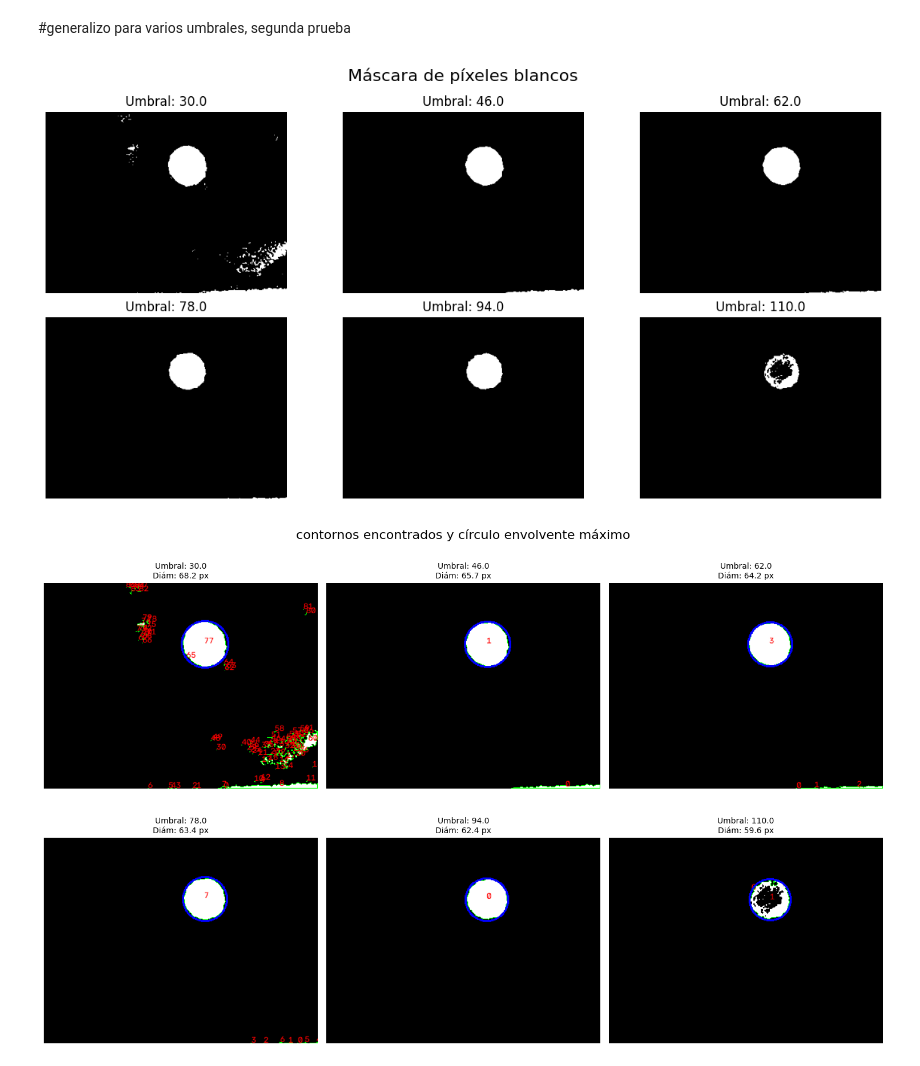
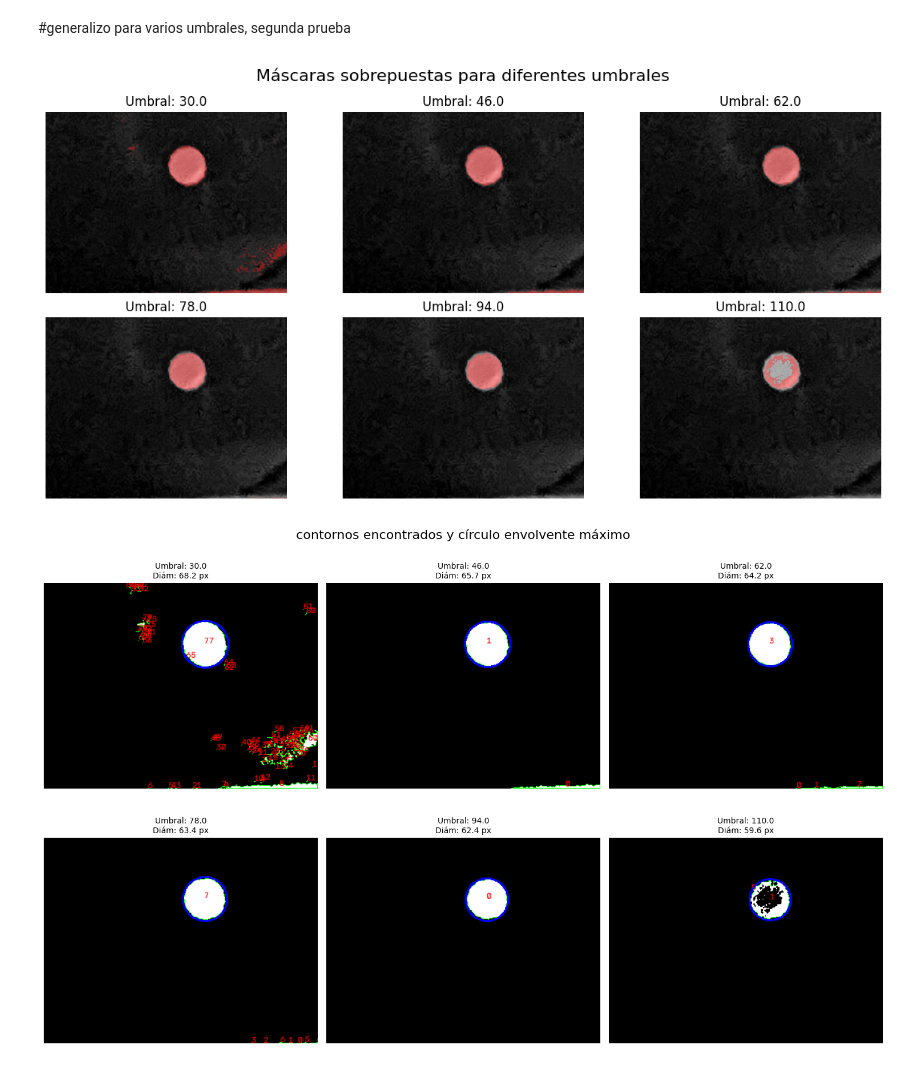
Before and after one commit to anabellalongo/analisis-de-WLC, a Jupyter notebook: prueba_medir_iris.ipynb, the cells around one changed output. Saved outputs shown, nothing was run; the diff lists cells and outputs as text; code cells hidden in the pictures.

```diff
--- a/prueba_medir_iris.ipynb
+++ b/prueba_medir_iris.ipynb
@@ -97,9 +97,20 @@ Recorte la imagen para sacar los puntos blancos de intensidad similar a la del c
 umbral = 60
 mascara = (gris_recorte > umbral).astype(np.uint8) * 255
 
+# Mostrar la máscara sobre la imagen original (recorte)
 plt.figure(figsize=(6, 4))
-plt.imshow(mascara, cmap="gray")
-plt.title("Máscara de píxeles blancos")
+# 1. Mostrar la imagen original de fondo
+plt.imshow(gris_recorte, cmap="gray")
+
+# 2. Crear una máscara coloreada (por ejemplo, roja) para superponer
+# Usamos una máscara con NaN en los píxeles negros para que sean transparentes
+mascara_color = np.zeros((*mascara.shape, 4))  # RGBA
+mascara_color[mascara == 255] = [1, 0, 0, 0.4]  # Rojo con 40% de opacidad
+
+# 3. Superponer la máscara de color
+plt.imshow(mascara_color)
+
+plt.title("Máscara (rojo) sobrepuesta en la imagen original")
 plt.axis("off")
 plt.show()
 # %% [output]
@@ -290,27 +304,35 @@ Alto del contorno: 63 píxeles
 # %%
 #uso img o img_rec dependiendo de a partir de cual quiero hacer la mascara. El resto del codigo va a trabajar sobre la mascara
 # Aplicar el umbral de 60
 mascaras=[]
 umbral = np.linspace(30, 110, 6)
 
 # Crear una única figura con 2 filas y 3 columnas
 fig, axes = plt.subplots(2, 3, figsize=(12, 6))
-fig.suptitle("Máscara de píxeles blancos", fontsize=16) # Corregido: se usa suptitle para la figura completa
+fig.suptitle("Máscaras sobrepuestas para diferentes umbrales", fontsize=16)
 axes = axes.flatten()  # Aplanar la matriz de subplots para iterar fácilmente
 
 for i in range(6):
     mascara = (gris_recorte > umbral[i]).astype(np.uint8) * 255
     mascaras.append(mascara)
 
-    # Mostrar cada máscara en su subplot correspondiente
-    axes[i].imshow(mascara, cmap="gray")
+    # 1. Mostrar la imagen original de fondo en escala de grises
+    axes[i].imshow(gris_recorte, cmap="gray")
+
+    # 2. Crear una máscara coloreada (roja) con transparencia
+    mascara_color = np.zeros((*mascara.shape, 4))  # RGBA
+    mascara_color[mascara == 255] = [1, 0, 0, 0.4]  # Rojo con 40% de opacidad
+
+    # 3. Superponer la máscara de color
+    axes[i].imshow(mascara_color)
+
     axes[i].set_title(f"Umbral: {umbral[i]:.1f}")
     axes[i].axis("off")
 
 plt.tight_layout()
 plt.show()
 # %% [output]
-[figure, old version]
+[figure, new version]
 # %%
 # Crear una única figura con 2 filas y 3 columnas
 fig, axes = plt.subplots(2, 3, figsize=(15, 10))
```
Also changed, not shown: parts of 3 cells of this notebook.
